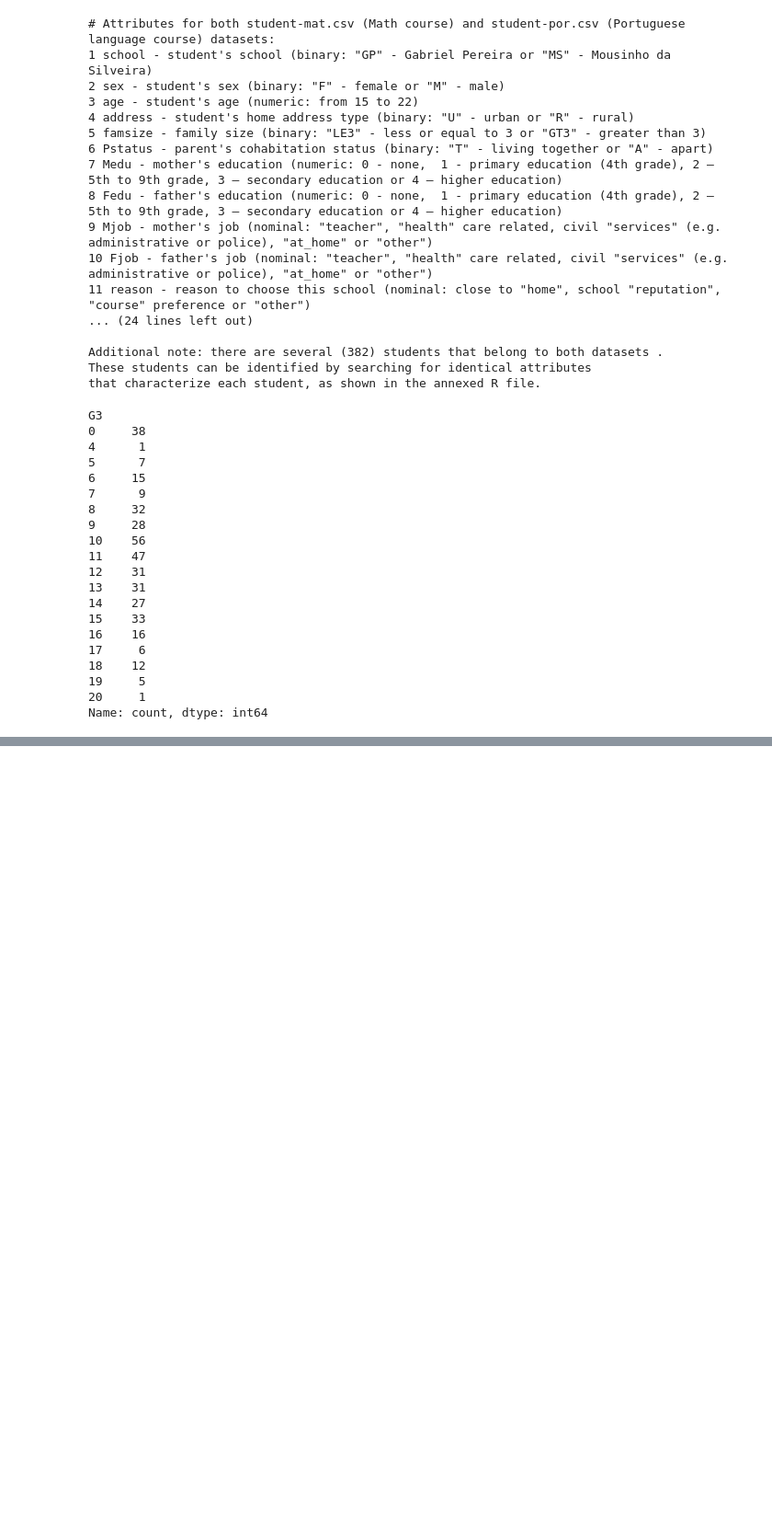
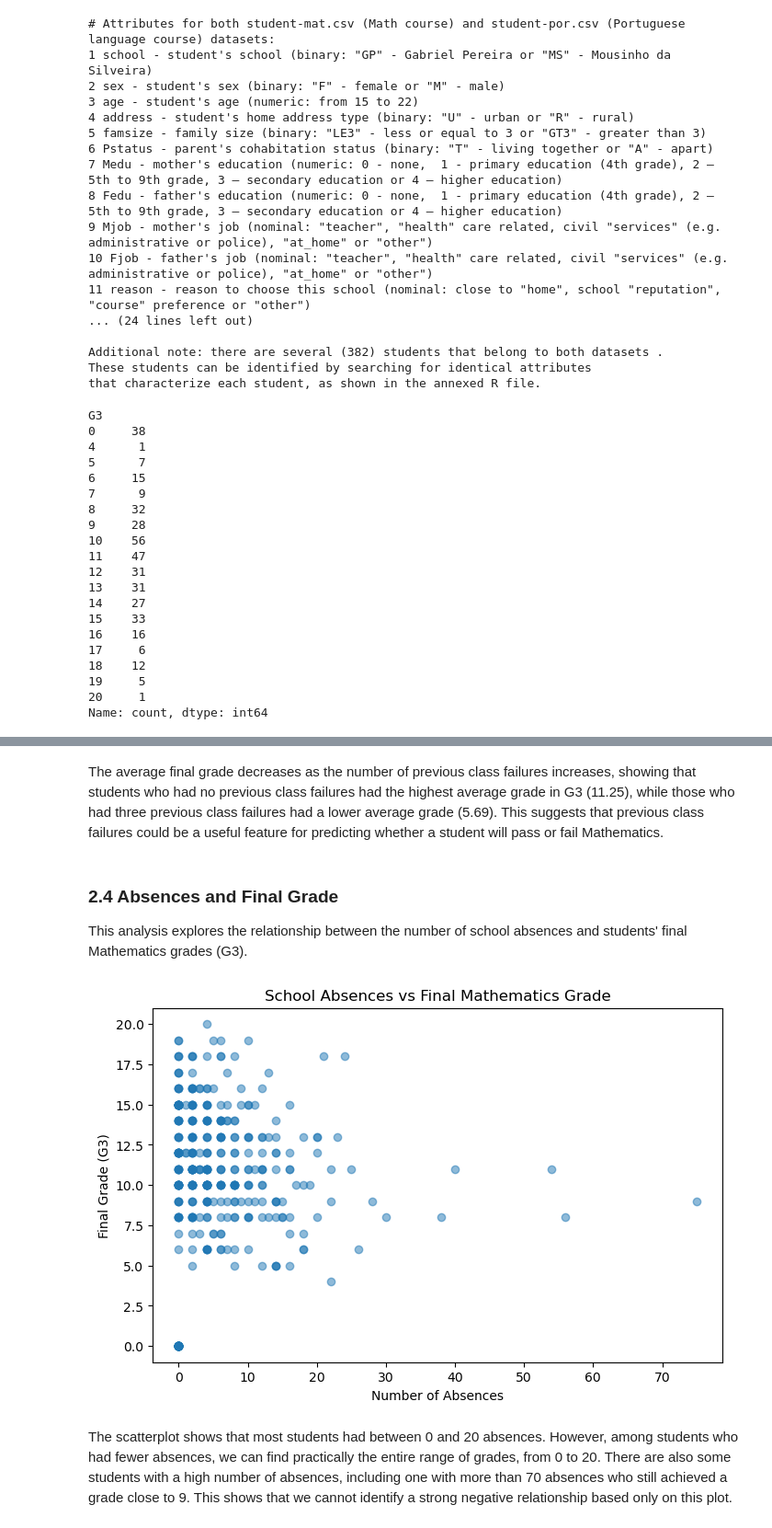
Before and after one commit to sba23349-spec/CA1_MachineLearning_sba23349, a Jupyter notebook: CA1-ML-sba23349.ipynb, the cells around one changed output, grey strips where cells are left out. Shown at 92% size. Drawn from its saved outputs; the diff is of its cells as text; code cells hidden in the pictures; blank space fills up the shorter version.

```diff
--- a/CA1-ML-sba23349.ipynb
+++ b/CA1-ML-sba23349.ipynb
@@ -188,0 +289,20 @@ Name: count, dtype: int64
+# %% [markdown]
+The average final grade decreases as the number of previous class failures increases, showing that students who had no previous class failures had the highest average grade in G3 (11.25), while those who had three previous class failures had a lower average grade (5.69). This suggests that previous class failures could be a useful feature for predicting whether a student will pass or fail Mathematics.
+# %% [markdown]
+### 2.4 Absences and Final Grade
+
+This analysis explores the relationship between the number of school absences and students' final Mathematics grades (G3).
+# %%
+plt.figure(figsize=(8, 5))
+
+plt.scatter(df_original['absences'], df_original['G3'], alpha=0.5)
+
+plt.title('School Absences vs Final Mathematics Grade')
+plt.xlabel('Number of Absences')
+plt.ylabel('Final Grade (G3)')
+
+plt.show()
+# %% [output]
+[figure, added]
+# %% [markdown]
+The scatterplot shows that most students had between 0 and 20 absences. However, among students who had fewer absences, we can find practically the entire range of grades, from 0 to 20. There are also some students with a high number of absences, including one with more than 70 absences who still achieved a grade close to 9. This shows that we cannot identify a strong negative relationship based only on this plot.
```
Also changed, not shown: parts of 17 cells of this notebook.
